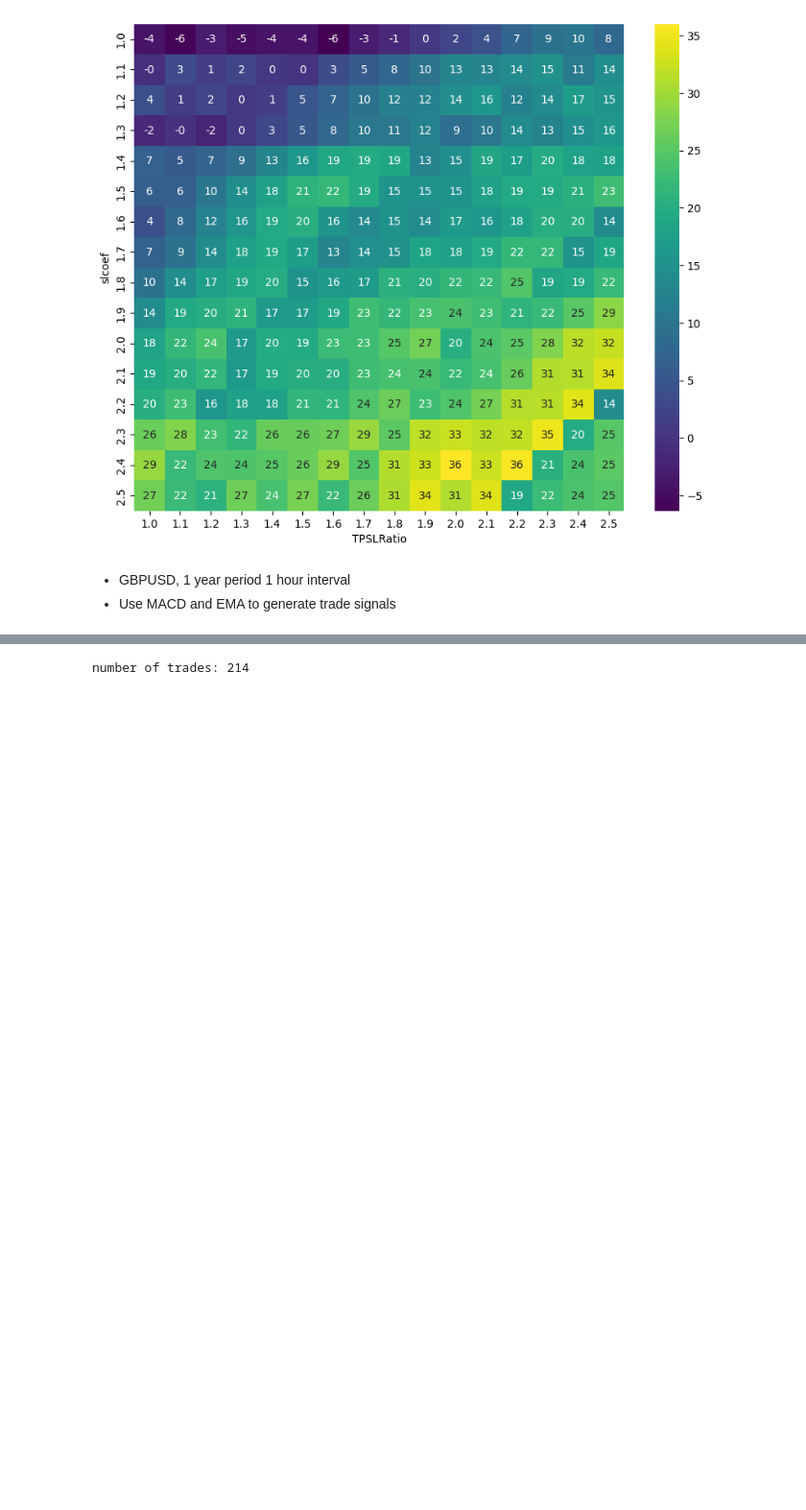
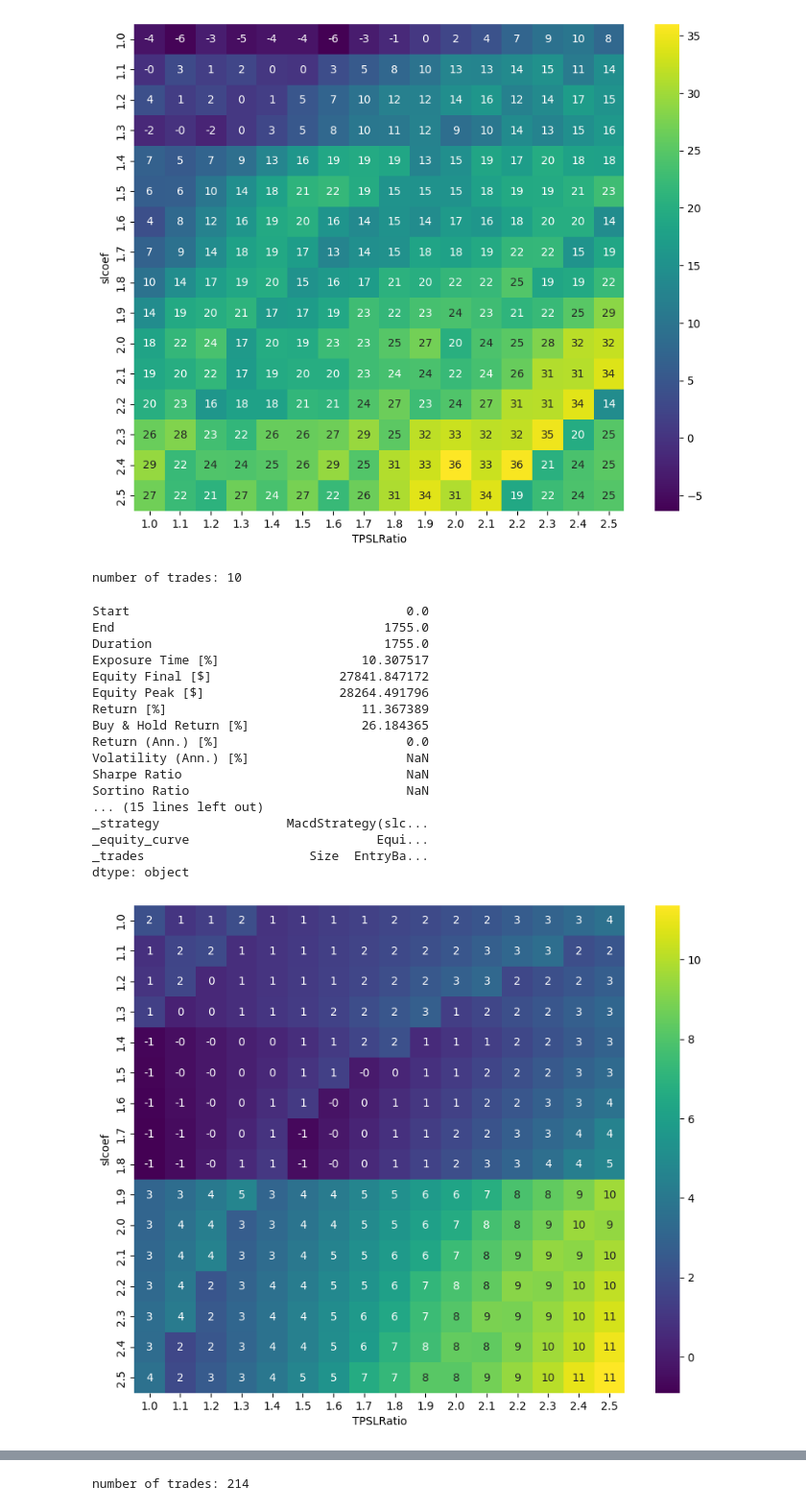
Before and after one commit to andrewchaa/trading-strategies, a Jupyter notebook: ddd-southwest/3_macd_ema.ipynb, the cells around one changed output, grey strips where cells are left out. Shown: that part at 96% size. Cells and saved outputs as stored; diff of their text form; code cells hidden in the pictures; blank space fills up the shorter version.

```diff
--- a/ddd-southwest/3_macd_ema.ipynb
+++ b/ddd-southwest/3_macd_ema.ipynb
@@ -232,6 +278,42 @@ _equity_curve                         Equi...
 _trades                       Size  EntryB...
 dtype: object
 [figure]
-# %% [markdown]
-- GBPUSD, 1 year period 1 hour interval
-- Use MACD and EMA to generate trade signals
+# %%
+# Nasdaq index, 1 year period 1 hour interval
+# Use MACD and RSI to generate trade signals
+
+def total_trade_signal(row):
+    if (row.RSI_trade_signal == 1 & row.MACD_trade_signal == 1):
+        return 1
+    elif (row.RSI_trade_signal == -1 & row.MACD_trade_signal == -1):
+        return -1
+    else:
+        return 0
+
+tradingData = read_data('^ixic', '1y', '1h')
+set_indicators(tradingData, 200)
+set_trade_signals(tradingData, total_trade_signal)
+stats, heatmap = backtest_trading(tradingData, 25000)
+
+print(stats)
+show_heatmap(heatmap)
+# %% [output]
+number of trades: 10
+Start                                     0.0
+End                                    1755.0
+Duration                               1755.0
+Exposure Time [%]                   10.307517
+Equity Final [$]                 27841.847172
+Equity Peak [$]                  28264.491796
+Return [%]                          11.367389
+Buy & Hold Return [%]               26.184365
+Return (Ann.) [%]                         0.0
+Volatility (Ann.) [%]                     NaN
+Sharpe Ratio                              NaN
+Sortino Ratio                             NaN
+... (15 lines left out)
+_strategy                 MacdStrategy(slc...
+_equity_curve                         Equi...
+_trades                      Size  EntryBa...
+dtype: object
+[figure, added]
```
Also changed, not shown: parts of 12 cells of this notebook, 3 other files.
